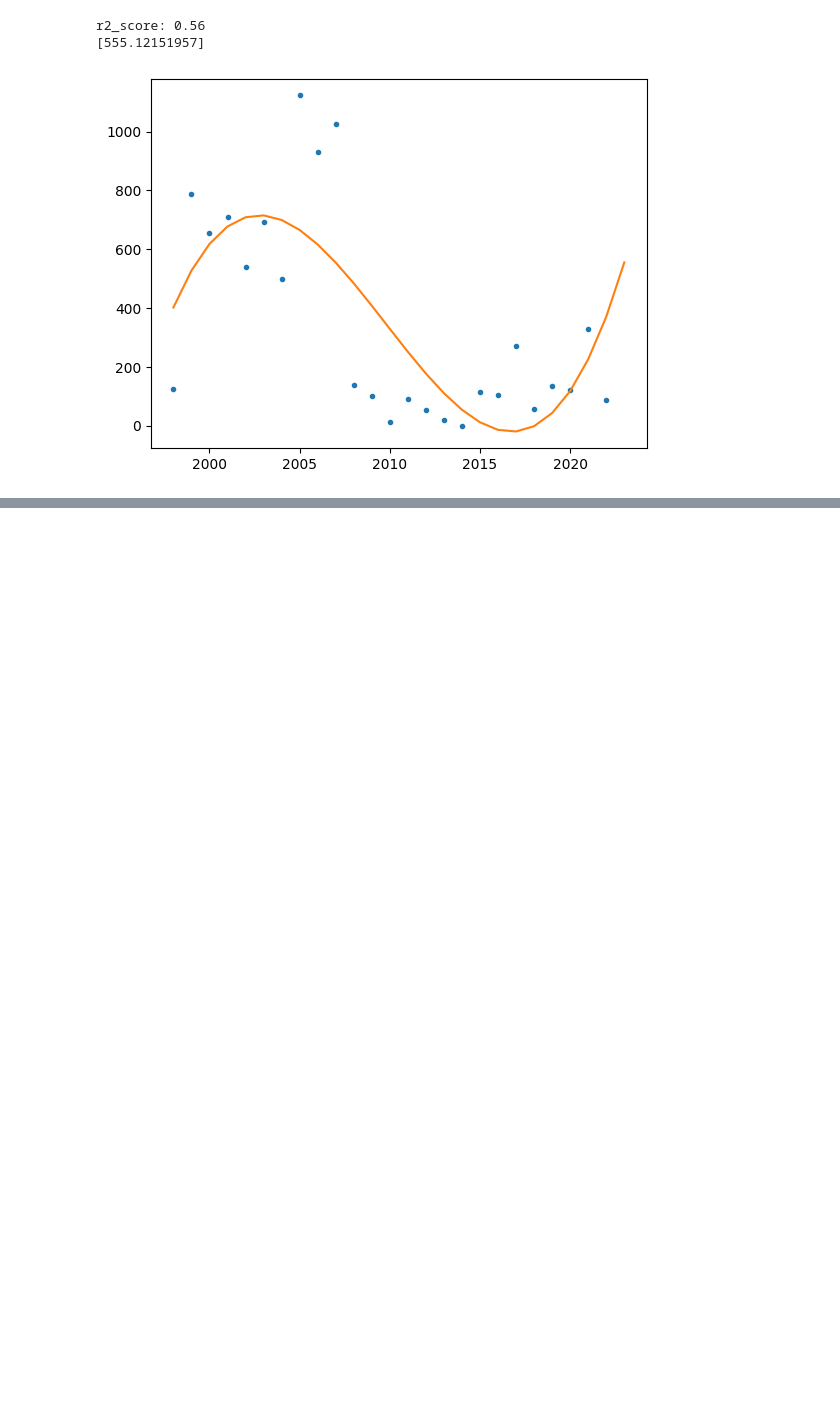
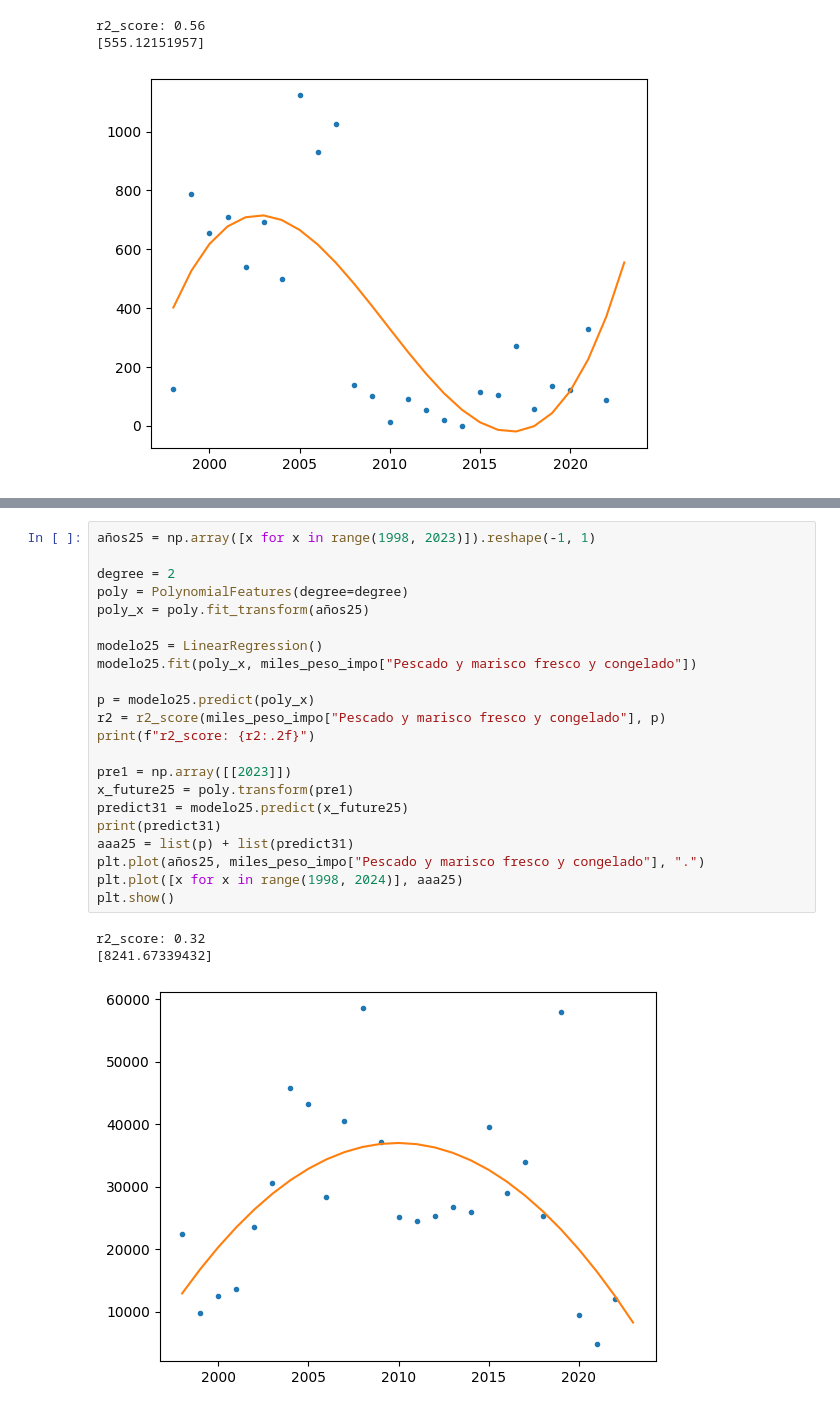
Before and after one commit to ALbertE03/data_product, a Jupyter notebook: Untitled.ipynb, the cells around one changed output, grey strips where cells are left out. Cells and saved outputs as stored; diff of their text form; blank space fills up the shorter version.

Commit message:
predict precios importaciones

```diff
--- a/Untitled.ipynb
+++ b/Untitled.ipynb
@@ -233,0 +263,26 @@ predict_precios_exporta = {"Pescado y marisco en conserva": predict30,
+# %%
+años25 = np.array([x for x in range(1998, 2023)]).reshape(-1, 1)
+
+degree = 2
+poly = PolynomialFeatures(degree=degree)
+poly_x = poly.fit_transform(años25)
+
+modelo25 = LinearRegression()
+modelo25.fit(poly_x, miles_peso_impo["Pescado y marisco fresco y congelado"])
+
+p = modelo25.predict(poly_x)
+r2 = r2_score(miles_peso_impo["Pescado y marisco fresco y congelado"], p)
+print(f"r2_score: {r2:.2f}")
+
+pre1 = np.array([[2023]])
+x_future25 = poly.transform(pre1)
+predict31 = modelo25.predict(x_future25)
+print(predict31)
+aaa25 = list(p) + list(predict31)
+plt.plot(años25, miles_peso_impo["Pescado y marisco fresco y congelado"], ".")
+plt.plot([x for x in range(1998, 2024)], aaa25)
+plt.show()
+# %% [output]
+r2_score: 0.32
+[8241.67339432]
+[figure, added]
```
Also changed, not shown: parts of 6 cells of this notebook, 1 other file.
